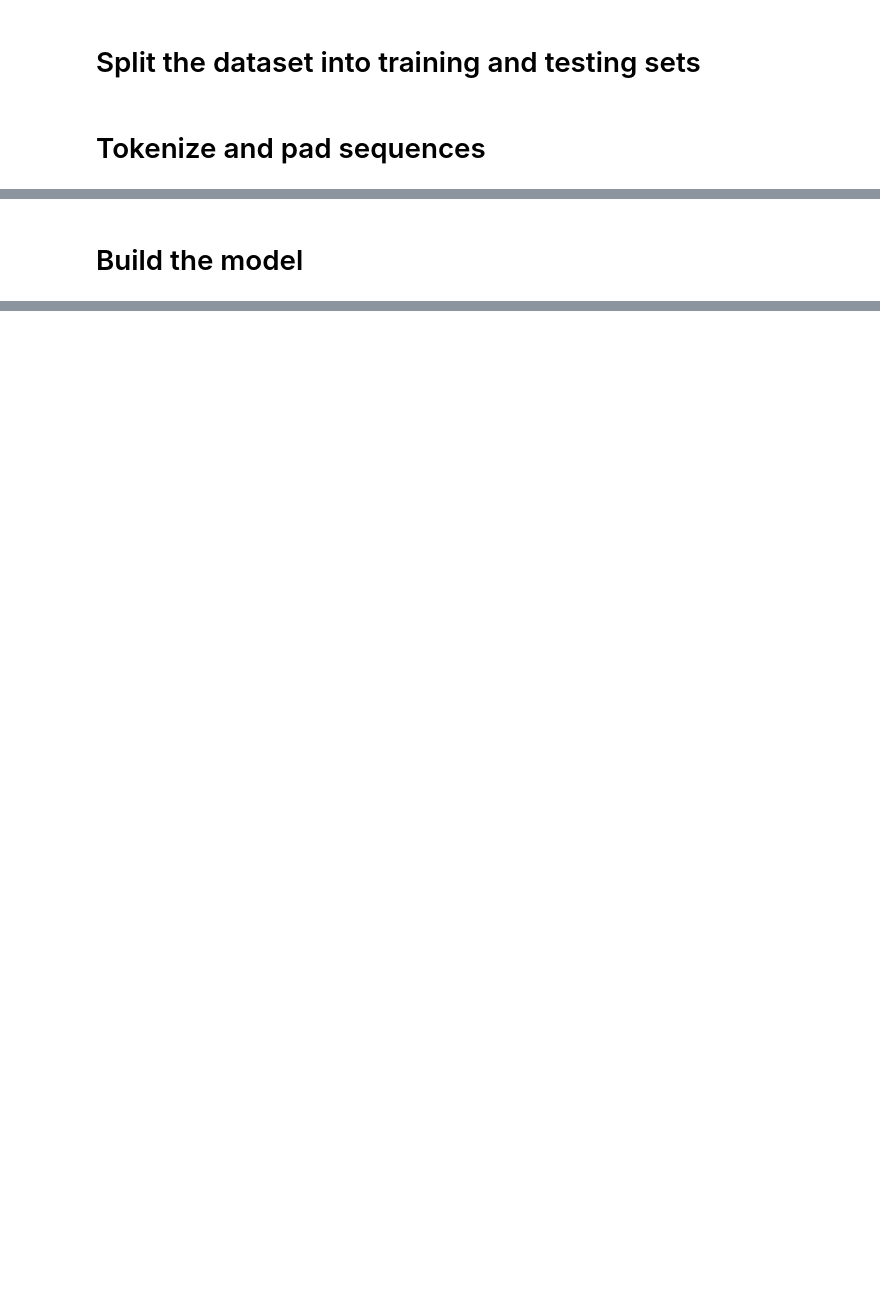
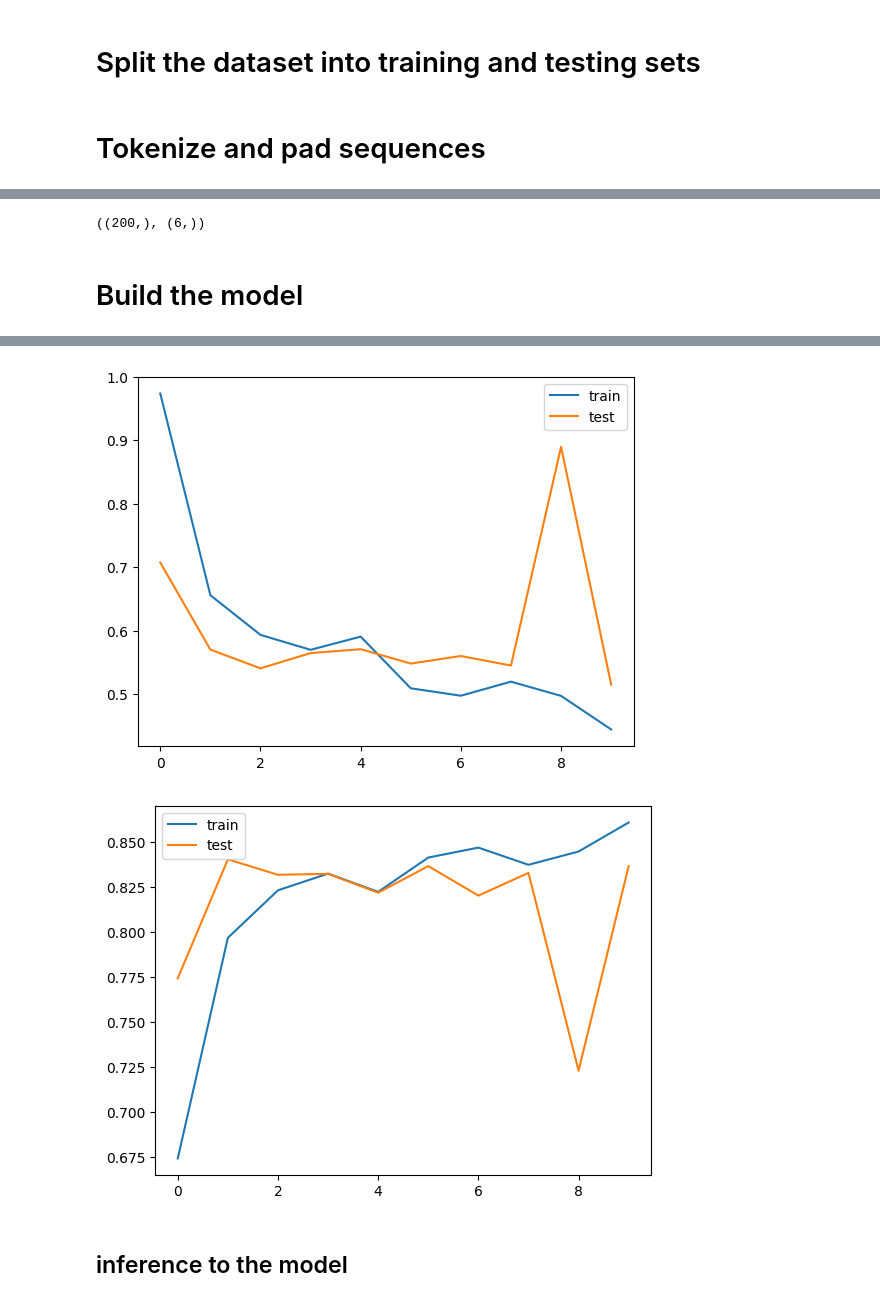
Before and after one commit to UDSM-AI/NLP-Starter-Kit, a Jupyter notebook: starter_notebook.ipynb, the cells around one changed output, grey strips where cells are left out. Saved outputs shown, nothing was run; the diff lists cells and outputs as text; code cells hidden in the pictures; blank space fills up the shorter version.

Commit message:
news classification notebook complete

```diff
--- a/starter_notebook.ipynb
+++ b/starter_notebook.ipynb
@@ -30,0 +62,4 @@ labels = label_encoder.fit_transform(labels)
+# %%
+# one hot encode the labels
+encoder = OneHotEncoder(sparse=False)
+labels = encoder.fit_transform(labels.reshape(-1, 1))
@@ -37,5 +84,5 @@ train_texts, test_texts, train_labels, test_labels = train_test_split(texts, lab
 # %%
-max_words = 10000  # Adjust based on your dataset size
+max_words = 1000  # Adjust based on your dataset size
 max_len = 200      # Adjust based on the average length of your news articles
 
 tokenizer = Tokenizer(num_words=max_words)
@@ -49,2 +100,6 @@ test_data = pad_sequences(test_sequences, maxlen=max_len)
+# %%
+train_data[0].shape, train_labels[0].shape
+# %% [output]
+((200,), (6,))
 # %% [markdown]
 # Build the model
@@ -51,18 +108,29 @@ test_data = pad_sequences(test_sequences, maxlen=max_len)
 # %%
 embedding_dim = 50  # Adjust based on your preferences
+
 model = Sequential()
 model.add(Embedding(input_dim=max_words, output_dim=embedding_dim, input_length=max_len))
 model.add(LSTM(100))
-model.add(Dense(1, activation='sigmoid'))
+model.add(Dense(6, activation='softmax'))
+
 
 # Compile the model
-model.compile(optimizer='adam', loss='binary_crossentropy', metrics=['accuracy'])
+model.compile(optimizer='adam', loss='categorical_crossentropy', metrics=['accuracy'])
-# %%
-model.fit(train_data, train_labels, validation_split=0.2, batch_size=batch_size, epochs=epochs)
-
-# Evaluate the model on the test set
-loss, accuracy = model.evaluate(test_data, test_labels)
-print(f'Test Loss: {loss:.4f}, Test Accuracy: {accuracy:.4f}')
-
-# Save the model if needed
-# model.save('starter_news_classification_model.h5')
+# %%
+batch_size = 32
+epochs = 10
+
+history = model.fit(train_data, train_labels, validation_split=0.2, batch_size=batch_size, epochs=epochs)
+
+# plot loss and accuracy
+import matplotlib.pyplot as plt
+plt.plot(history.history['loss'], label='train')
+plt.plot(history.history['val_loss'], label='test')
+plt.legend()
+plt.show()
+
+plt.plot(history.history['accuracy'], label='train')
+plt.plot(history.history['val_accuracy'], label='test')
+plt.legend()
+plt.show()
+# %% [output]
@@ -68,0 +157,4 @@ print(f'Test Loss: {loss:.4f}, Test Accuracy: {accuracy:.4f}')
+[figure, added]
+[figure, added]
+# %% [markdown]
+## inference to the model
```
Also changed, not shown: parts of 20 cells of this notebook.
